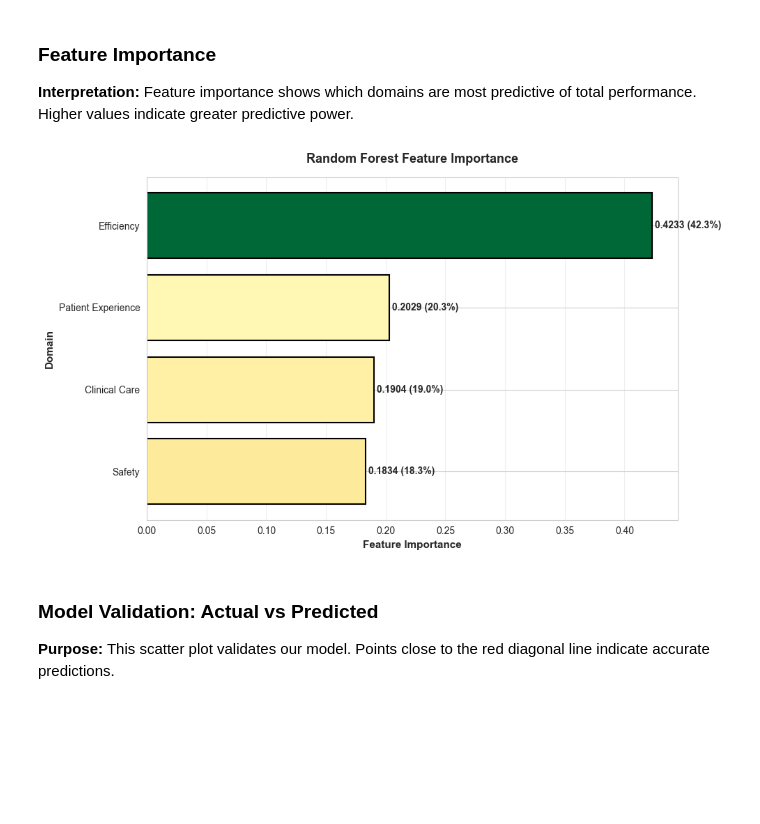
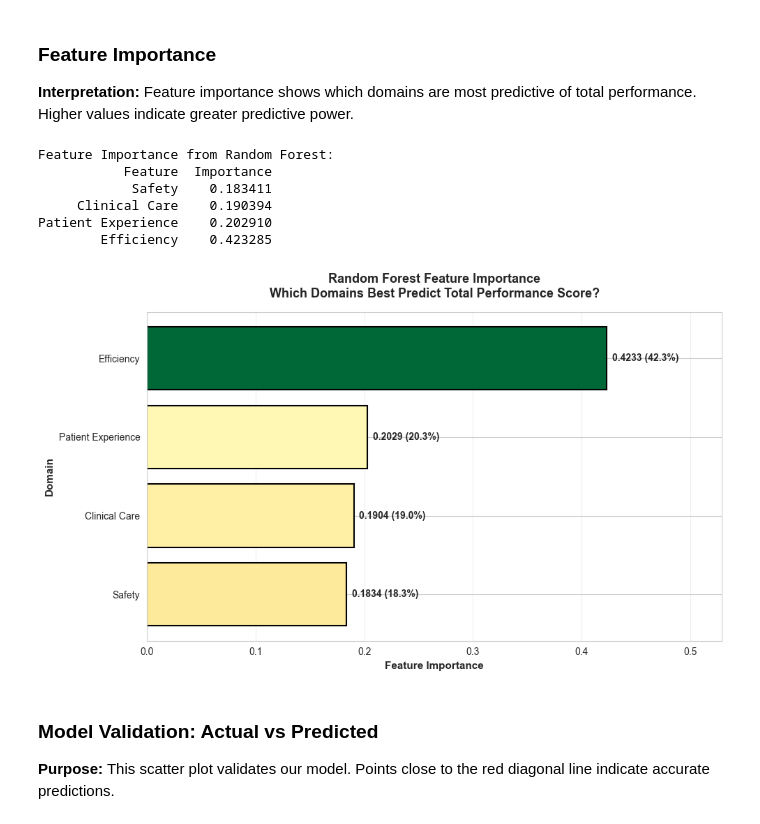
Before and after one commit to 4uroraL1g/HTM737-homework-an, a Jupyter notebook: final_report/report_final.ipynb, the cells around one changed output. Cells and saved outputs as stored; diff of their text form; code cells hidden in the pictures; blank space fills up the shorter version.

```diff
--- a/final_report/report_final.ipynb
+++ b/final_report/report_final.ipynb
@@ -642,44 +772,57 @@ Training: 2245 hospitals | Testing: 562 hospitals
 # %%
 # RANDOM FOREST FEATURE IMPORTANCE VISUALIZATION
 # Purpose: Show which domains are most predictive of Total Performance Score
+# Feature importance measures how much each feature contributes to reducing prediction error
 # Higher importance = domain has more influence on predictions
 
 # --- PREPARE DATA ---
 # Create dataframe with feature names and their importance scores from trained model
 # rf_model.feature_importances_ returns array of importance values (sum to 1.0)
+# Note: We use domain_names which matches the order of domain_cols
 feature_importance = pd.DataFrame({
     'Feature': domain_names,
     'Importance': rf_model.feature_importances_
 }).sort_values('Importance', ascending=True)  # Sort ascending for horizontal bar chart (bottom to top)
+
+print("Feature Importance from Random Forest:")
+print(feature_importance.to_string(index=False))
 
 # --- CREATE HORIZONTAL BAR CHART ---
 plt.figure(figsize=(10, 6))
 
 # Color bars using RdYlGn colormap (Red-Yellow-Green)
 # Normalize importance values to 0-1 range for color mapping
 # Higher importance = greener color, lower = more red/yellow
 colors = plt.cm.RdYlGn(feature_importance['Importance'] / feature_importance['Importance'].max())
 
 # Create horizontal bar chart
 # edgecolor='black' adds border around bars for visibility
 bars = plt.barh(feature_importance['Feature'], feature_importance['Importance'],
                 color=colors, edgecolor='black', linewidth=1.5)
 
 # --- ADD VALUE LABELS ---
 # Display importance value and percentage next to each bar
 for i, (feat, imp) in enumerate(zip(feature_importance['Feature'], feature_importance['Importance'])):
-    plt.text(imp, i, f' {imp:.4f} ({imp*100:.1f}%)', va='center', fontsize=10, fontweight='bold')
+    plt.text(imp + 0.005, i, f'{imp:.4f} ({imp*100:.1f}%)', va='center', fontsize=10, fontweight='bold')
 
 # --- FORMATTING ---
 plt.xlabel('Feature Importance', fontsize=11, fontweight='bold')
 plt.ylabel('Domain', fontsize=11, fontweight='bold')
-plt.title('Random Forest Feature Importance', fontsize=13, fontweight='bold', pad=15)
+plt.title('Random Forest Feature Importance\nWhich Domains Best Predict Total Performance Score?',
+          fontsize=13, fontweight='bold', pad=15)
 plt.grid(alpha=0.3, axis='x')  # Light vertical grid lines only
+plt.xlim(0, feature_importance['Importance'].max() * 1.25)  # Add headroom for labels
 plt.tight_layout()  # Prevent label cutoff
 plt.savefig('feature_importance_rf.png', dpi=300, bbox_inches='tight')  # Save high-res image
 plt.show()
 # %% [output]
+Feature Importance from Random Forest:
+           Feature  Importance
+            Safety    0.183411
+     Clinical Care    0.190394
+Patient Experience    0.202910
+        Efficiency    0.423285
-[figure, old version]
+[figure, new version]
 # %% [markdown]
 ### Model Validation: Actual vs Predicted
 
```
Also changed, not shown: parts of 11 cells of this notebook, 4 other files.
